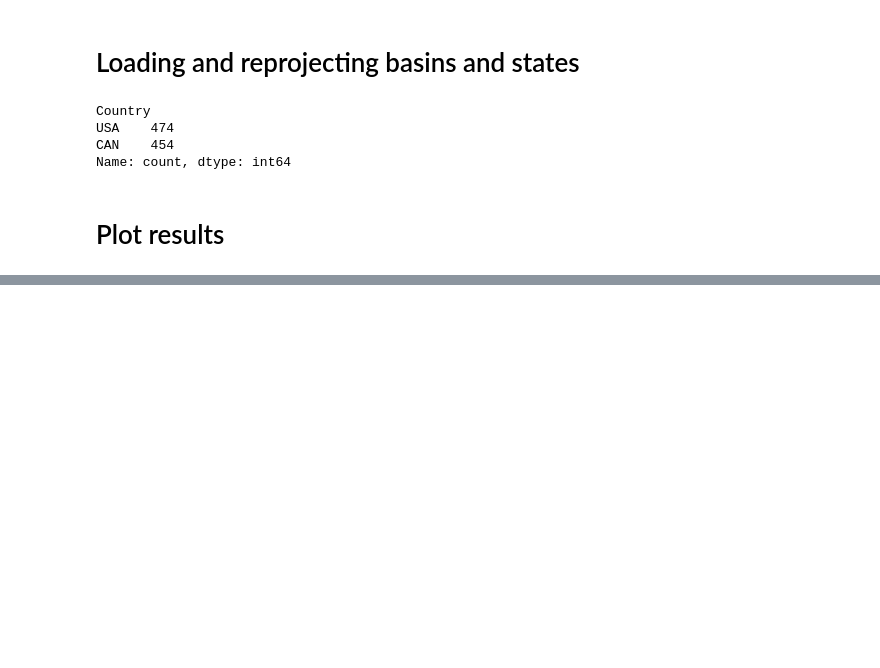
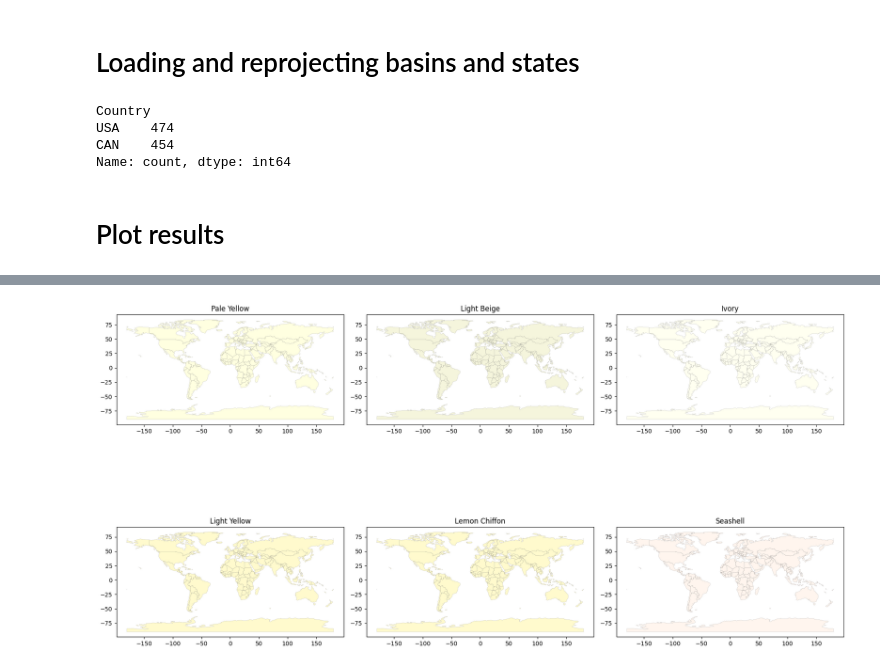
Before and after one commit to jpcurbelo/neuralhydrology_fork, a Jupyter notebook: camels_spat_scripts/postprocessing_scripts/nh_run_plots/nh_cyril_plots.ipynb, the cells around one changed output, grey strips where cells are left out. Drawn from its saved outputs; the diff is of its cells as text; code cells hidden in the pictures; blank space fills up the shorter version.

```diff
--- a/camels_spat_scripts/postprocessing_scripts/nh_run_plots/nh_cyril_plots.ipynb
+++ b/camels_spat_scripts/postprocessing_scripts/nh_run_plots/nh_cyril_plots.ipynb
@@ -164,0 +180,30 @@ plt.show()
+# %%
+# Load the sample borders data for demonstration purposes
+world = gpd.read_file(gpd.datasets.get_path('naturalearth_lowres'))
+
+# Define the color options
+color_options = {
+    "Pale Yellow": "#FFFFE0",
+    "Light Beige": "#F5F5DC",
+    "Ivory": "#FFFFF0",
+    "Light Yellow": "#FFFACD",
+    "Lemon Chiffon": "#FFFACD",
+    "Seashell": "#FFF5EE"
+}
+
+# Create subplots for each color option
+fig, axes = plt.subplots(2, 3, figsize=(18, 12))
+
+# Flatten axes array for easy iteration
+axes = axes.flatten()
+
+# Plot the map with each color option
+for ax, (color_name, color_code) in zip(axes, color_options.items()):
+    world.plot(ax=ax, facecolor=color_code, edgecolor='0.2', linewidth=0.1)
+    ax.set_title(color_name)
+
+# Adjust layout and display the plots
+plt.tight_layout()
+plt.show()
+# %% [output]
+[figure, added]
```
Also changed, not shown: parts of 1 cell of this notebook, 13 other files.
